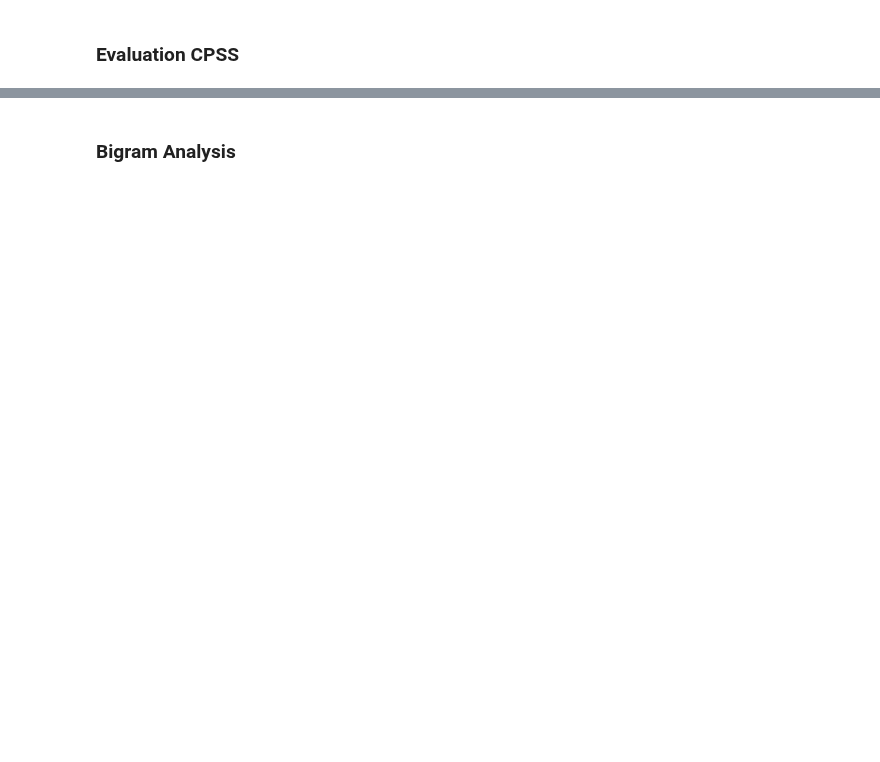
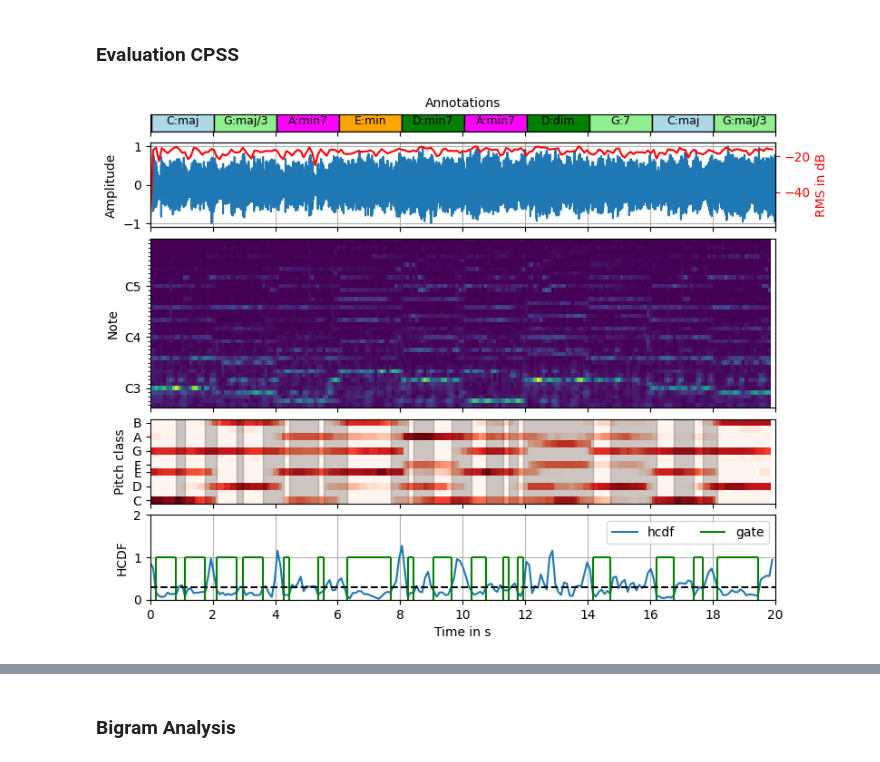
Before and after one commit to Maushax-jpg/chord-recognition, a Jupyter notebook: cpss.ipynb, the cells around one changed output, grey strips where cells are left out. Saved outputs shown, nothing was run; the diff lists cells and outputs as text; code cells hidden in the pictures; blank space fills up the shorter version.

```diff
--- a/cpss.ipynb
+++ b/cpss.ipynb
@@ -10,12 +10,13 @@ import matplotlib.pyplot as plt
 import matplotlib.patches as patches
 import dataloader
 import pitchspace
+import mir_eval
 
 def computeChromaData(dset,track_id,time_interval,source_separation="none"):
     dataset = dataloader.Dataloader(dset,"/home/max/ET-TI/Masterarbeit/chord-recognition/mirdata",source_separation)
     audiopath, annotationpath = dataset[track_id]
     sig = utils.loadAudiofile(audiopath, offset=time_interval[0], duration=time_interval[1]-time_interval[0])
-    gt = utils.loadChordAnnotations(annotationpath)
+    gt = utils.loadChordAnnotations(annotationpath,time_interval)
     chroma,pitchgram,pitchgram_cqt = features.crpChroma(sig)
     t_chroma = utils.timeVector(chroma.shape[1],t_start=time_interval[0],t_stop=time_interval[1],hop_length=2048)
     return sig,gt,t_chroma,chroma,pitchgram,pitchgram_cqt
@@ -69,18 +70,20 @@ def plotData(sig,gt,t_chroma,chroma,pitchgram,hcdf,stable_regions,time_interval)
 
     fig.tight_layout(pad=0.1)
 # %%
-dset = "rw"  # beatles
-track_id = "0206"
-time_interval = (0,15)
+dset = "rwc_pop"  # beatles   "RM-P012"
+track_id = "RM-P012"
+time_interval = (0,20)
 sig, gt, t_chroma, chroma, pitchgram,pitchgram_cqt = computeChromaData(dset,track_id,time_interval,"both")
 
 ## compute stable chroma regions
 classifier = pitchspace.CPSS_Classifier("/home/max/ET-TI/Masterarbeit/chord-recognition/models/cpss/cpss_sevenths.npy",alphabet="sevenths")
 stable_regions, hcdf = classifier.computeStableRegions(chroma)
 
 # prefilter
 chroma = features.applyPrefilter(t_chroma,chroma,"median",N=7)
 
 plotData(sig,gt,t_chroma, chroma,pitchgram_cqt,hcdf,stable_regions,time_interval)
+# %% [output]
+[figure, added]
 # %%
 ## key estimation
```
Also changed, not shown: parts of 12 cells of this notebook, 3 other files.
